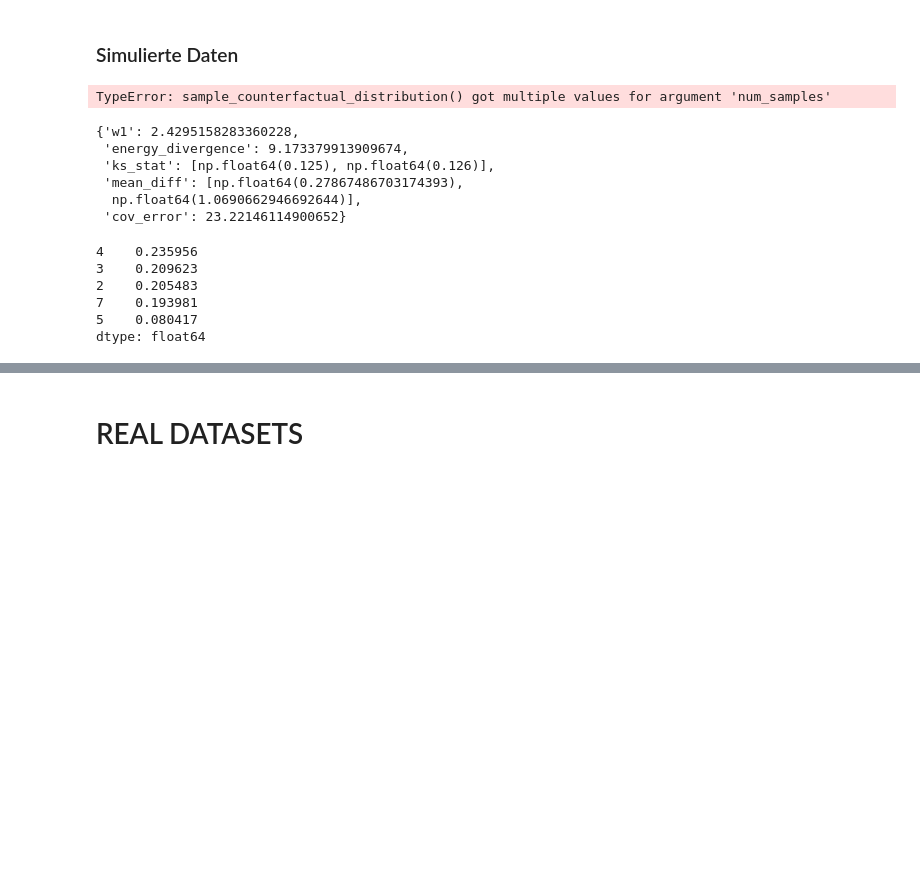
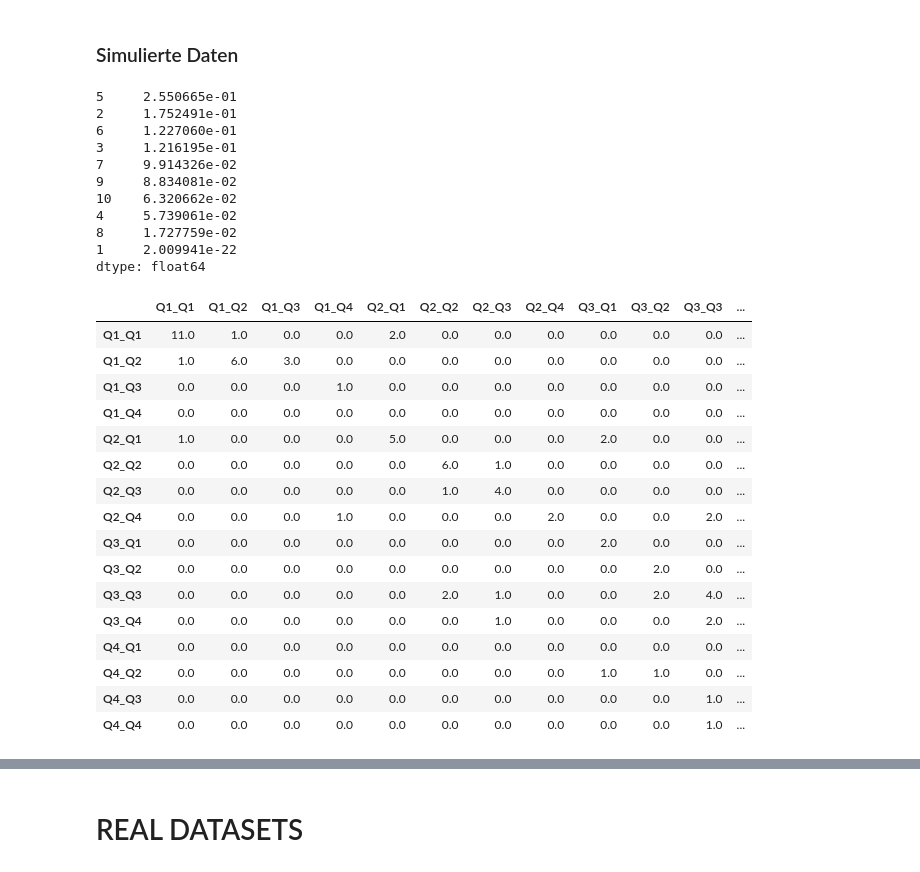
Before and after one commit to alexanderhxs/DiSCos, a Jupyter notebook: python/test_disco.ipynb, the cells around one changed output, grey strips where cells are left out. Cells and saved outputs as stored; diff of their text form; code cells hidden in the pictures; blank space fills up the shorter version.

```diff
--- a/python/test_disco.ipynb
+++ b/python/test_disco.ipynb
@@ -213,31 +213,37 @@ fit_2D_sw = fit_2D_sw.fit()
-# %%
-fit_df = fit_2D_sw.params.df.copy()
-df_controls = fit_df.loc[fit_df['id_col'].isin(fit_2D_sw.control_ids),:]
-df_controls = df_controls[df_controls['time_col'] < fit_2D_sw.params.t0]
-
-grid = fit_2D_sw.results_periods[1].target.grid
-sample_counterfactual_distribution(df_controls,
-                                    fit_2D_sw.weights,
-                                    grid,
-                                    num_samples=None)
-# %% [output]
-TypeError: sample_counterfactual_distribution() got multiple values for argument 'num_samples'
-# %%
-calculate_pretreatment_fit(fit_2D_sw).metrics_per_period[1]
-# %% [output]
-{'w1': 2.4295158283360228,
- 'energy_divergence': 9.173379913909674,
- 'ks_stat': [np.float64(0.125), np.float64(0.126)],
- 'mean_diff': [np.float64(0.27867486703174393),
-  np.float64(1.0690662946692644)],
- 'cov_error': 23.22146114900652}
 # %%
-pd.Series(fit_2D_sw.results_periods[1.0].DiSCo.weights, index=fit_2D_sw.control_ids).sort_values(ascending=False).head(5)
+pd.Series(fit_2D_energy.results_periods[1.0].DiSCo.weights, index=fit_2D_energy.control_ids).sort_values(ascending=False).head(10)
 # %% [output]
-4    0.235956
-3    0.209623
-2    0.205483
-7    0.193981
-5    0.080417
+5     2.550665e-01
+2     1.752491e-01
+6     1.227060e-01
+3     1.216195e-01
+7     9.914326e-02
+9     8.834081e-02
+10    6.320662e-02
+4     5.739061e-02
+8     1.727759e-02
+1     2.009941e-22
 dtype: float64
+# %%
+disco_tea_energy = disco_tea(fit_2D_energy, agg="transport_map", graph=True)
+# %%
+disco_tea_energy.treats[9999]
+# %% [output]
+|  | Q1_Q1 | Q1_Q2 | Q1_Q3 | Q1_Q4 | Q2_Q1 | Q2_Q2 | Q2_Q3 | Q2_Q4 | Q3_Q1 | Q3_Q2 | Q3_Q3 | ... |
+| Q1_Q1 | 11.0 | 1.0 | 0.0 | 0.0 | 2.0 | 0.0 | 0.0 | 0.0 | 0.0 | 0.0 | 0.0 | ... |
+| Q1_Q2 | 1.0 | 6.0 | 3.0 | 0.0 | 0.0 | 0.0 | 0.0 | 0.0 | 0.0 | 0.0 | 0.0 | ... |
+| Q1_Q3 | 0.0 | 0.0 | 0.0 | 1.0 | 0.0 | 0.0 | 0.0 | 0.0 | 0.0 | 0.0 | 0.0 | ... |
+| Q1_Q4 | 0.0 | 0.0 | 0.0 | 0.0 | 0.0 | 0.0 | 0.0 | 0.0 | 0.0 | 0.0 | 0.0 | ... |
+| Q2_Q1 | 1.0 | 0.0 | 0.0 | 0.0 | 5.0 | 0.0 | 0.0 | 0.0 | 2.0 | 0.0 | 0.0 | ... |
+| Q2_Q2 | 0.0 | 0.0 | 0.0 | 0.0 | 0.0 | 6.0 | 1.0 | 0.0 | 0.0 | 0.0 | 0.0 | ... |
+| Q2_Q3 | 0.0 | 0.0 | 0.0 | 0.0 | 0.0 | 1.0 | 4.0 | 0.0 | 0.0 | 0.0 | 0.0 | ... |
+| Q2_Q4 | 0.0 | 0.0 | 0.0 | 1.0 | 0.0 | 0.0 | 0.0 | 2.0 | 0.0 | 0.0 | 2.0 | ... |
+| Q3_Q1 | 0.0 | 0.0 | 0.0 | 0.0 | 0.0 | 0.0 | 0.0 | 0.0 | 2.0 | 0.0 | 0.0 | ... |
+| Q3_Q2 | 0.0 | 0.0 | 0.0 | 0.0 | 0.0 | 0.0 | 0.0 | 0.0 | 0.0 | 2.0 | 0.0 | ... |
+| Q3_Q3 | 0.0 | 0.0 | 0.0 | 0.0 | 0.0 | 2.0 | 1.0 | 0.0 | 0.0 | 2.0 | 4.0 | ... |
+| Q3_Q4 | 0.0 | 0.0 | 0.0 | 0.0 | 0.0 | 0.0 | 1.0 | 0.0 | 0.0 | 0.0 | 2.0 | ... |
+| Q4_Q1 | 0.0 | 0.0 | 0.0 | 0.0 | 0.0 | 0.0 | 0.0 | 0.0 | 0.0 | 0.0 | 0.0 | ... |
+| Q4_Q2 | 0.0 | 0.0 | 0.0 | 0.0 | 0.0 | 0.0 | 0.0 | 0.0 | 1.0 | 1.0 | 0.0 | ... |
+| Q4_Q3 | 0.0 | 0.0 | 0.0 | 0.0 | 0.0 | 0.0 | 0.0 | 0.0 | 0.0 | 0.0 | 1.0 | ... |
+| Q4_Q4 | 0.0 | 0.0 | 0.0 | 0.0 | 0.0 | 0.0 | 0.0 | 0.0 | 0.0 | 0.0 | 1.0 | ... |
 # %%
```
Also changed, not shown: parts of 8 cells of this notebook, 2 other files.
